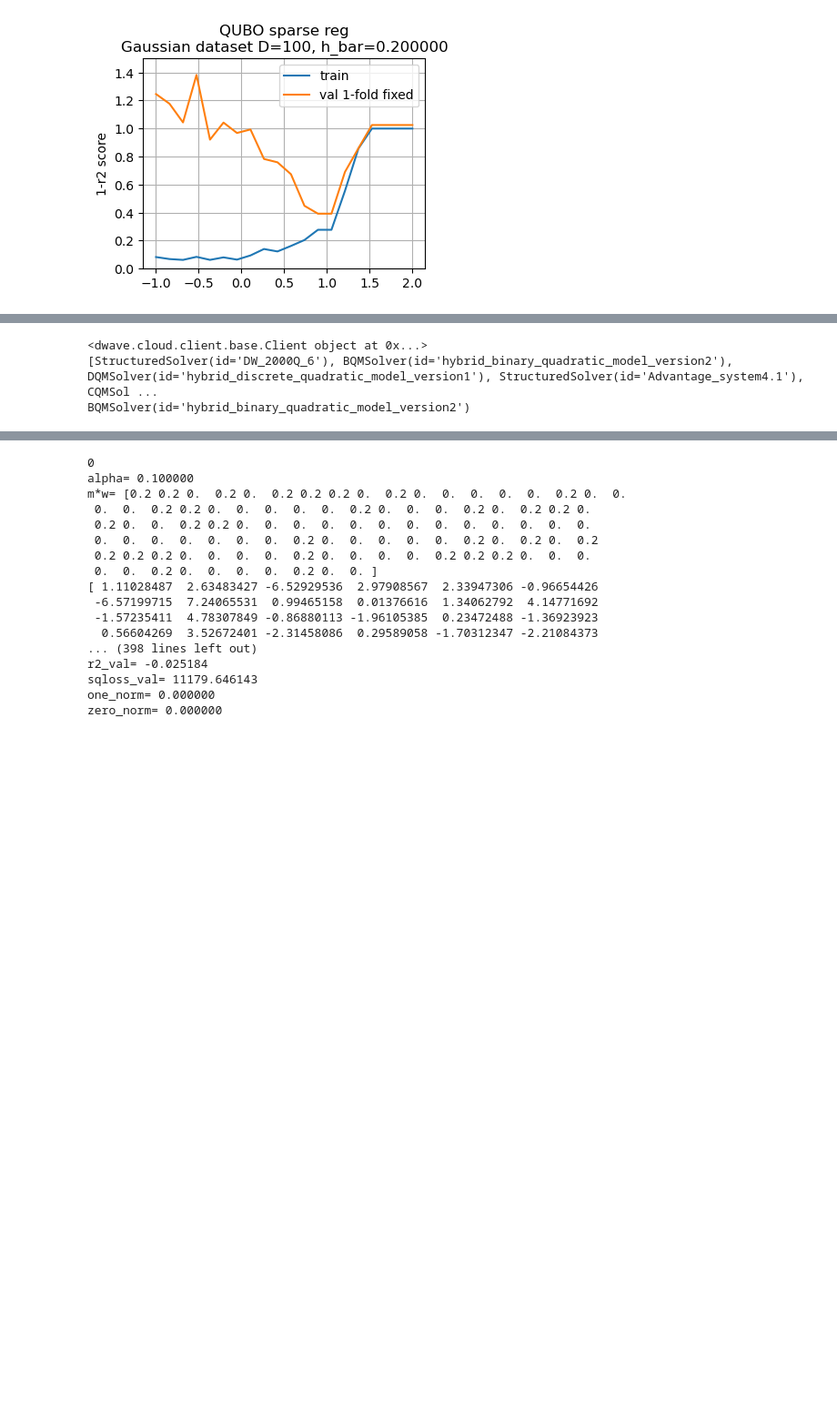
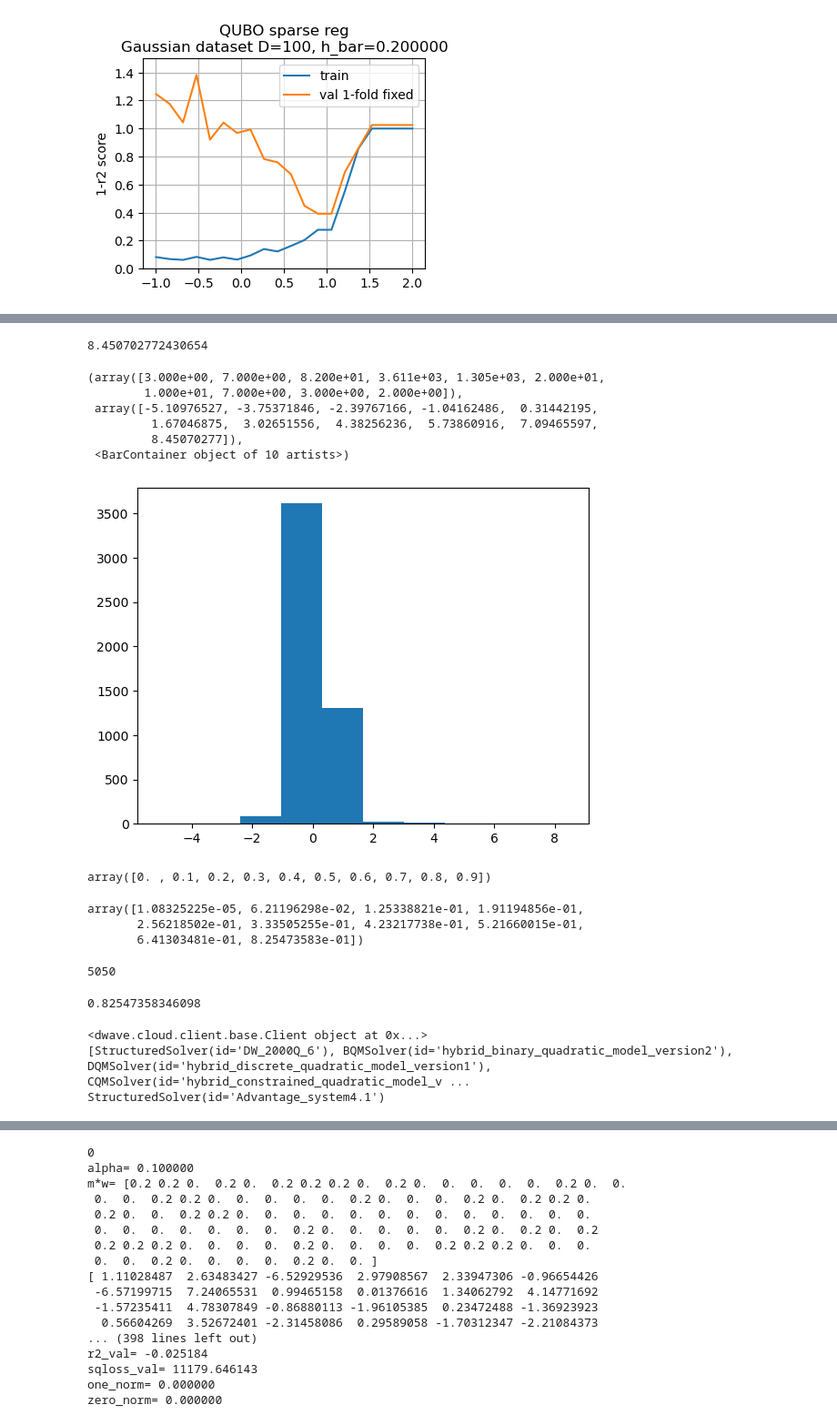
Before and after one commit to hanyao8/quantum-cv, a Jupyter notebook: ScSR/scsr_dwave.ipynb, the cells around one changed output, grey strips where cells are left out. Shown at 91% size. Drawn from its saved outputs; the diff is of its cells as text; code cells hidden in the pictures; blank space fills up the shorter version.

Commit message:
non-hybrid quantum algo on pegasus

```diff
--- a/ScSR/scsr_dwave.ipynb
+++ b/ScSR/scsr_dwave.ipynb
@@ -11,11 +11,21 @@ from qubovert import boolean_var
 import random
 from dwave.cloud import Client
 
-TOKEN = 'DEV-0d65e0f7a19d10d5c0d2fd33c1c88ea7107669a1'
+#eth email:
+#TOKEN = 'DEV-0d65e0f7a19d10d5c0d2fd33c1c88ea7107669a1'
+#gmail:
+TOKEN = 'DEV-8106d9f8d3de6f69c939f8a459aa10c40eaa70c3'
 
 from scipy import linalg
 from sklearn.datasets import make_regression
 from sklearn.linear_model import Lasso
+
+from dwave.cloud import config
+
+from dwave.system import DWaveSampler, EmbeddingComposite
+
+import networkx as nx
+from minorminer import find_embedding
 # %%
 client = Client.from_config(token=TOKEN)
 print(client)
@@ -401,7 +516,7 @@ zero_norm= 0.000000
 
 h_bar = 0.2
 
-n_alphas = 1000
+n_alphas = 1
 alphas = np.logspace(-1, 2, n_alphas)
 
 D = X.shape[1]
@@ -448,3 +568,37 @@ alpha= 100.000000
+# %%
+Q_vals = np.array(list(Q.values()))
+# %%
+np.max(Q_vals)
+# %% [output]
+8.450702772430654
+# %%
+plt.hist(Q_vals)
+# %% [output]
+(array([3.000e+00, 7.000e+00, 8.200e+01, 3.611e+03, 1.305e+03, 2.000e+01,
+        1.000e+01, 7.000e+00, 3.000e+00, 2.000e+00]),
+ array([-5.10976527, -3.75371846, -2.39767166, -1.04162486,  0.31442195,
+         1.67046875,  3.02651556,  4.38256236,  5.73860916,  7.09465597,
+         8.45070277]),
+ <BarContainer object of 10 artists>)
+[figure, added]
+# %%
+np.linspace(0,0.9,10)
+# %% [output]
+array([0. , 0.1, 0.2, 0.3, 0.4, 0.5, 0.6, 0.7, 0.8, 0.9])
+# %%
+np.quantile(np.abs(Q_vals),np.linspace(0,0.9,10))
+# %% [output]
+array([1.08325225e-05, 6.21196298e-02, 1.25338821e-01, 1.91194856e-01,
+       2.56218502e-01, 3.33505255e-01, 4.23217738e-01, 5.21660015e-01,
+       6.41303481e-01, 8.25473583e-01])
+# %%
+len(Q)
+# %% [output]
+5050
+# %%
+np.quantile(np.abs(Q_vals),0.9)
+# %% [output]
+0.82547358346098
 # %%
 client = Client.from_config(token=TOKEN)
 print(client)
@@ -454,13 +608,15 @@ print(client)
 
 print(client.get_solvers())
 
-solver = client.get_solver(name='hybrid_binary_quadratic_model_version2')
+#solver = client.get_solver(name='hybrid_binary_quadratic_model_version2')
+solver = client.get_solver(name='Advantage_system4.1')
+
 
 print(solver)
 
 
-computation = solver.sample_qubo(Q,time_limit=5.5)
+#computation = solver.sample_qubo(Q,time_limit=3)
 # %% [output]
 <dwave.cloud.client.base.Client object at 0x...>
-[StructuredSolver(id='DW_2000Q_6'), BQMSolver(id='hybrid_binary_quadratic_model_version2'), DQMSolver(id='hybrid_discrete_quadratic_model_version1'), StructuredSolver(id='Advantage_system4.1'), CQMSol ...
-BQMSolver(id='hybrid_binary_quadratic_model_version2')
+[StructuredSolver(id='DW_2000Q_6'), BQMSolver(id='hybrid_binary_quadratic_model_version2'), DQMSolver(id='hybrid_discrete_quadratic_model_version1'), CQMSolver(id='hybrid_constrained_quadratic_model_v ...
+StructuredSolver(id='Advantage_system4.1')
```
Also changed, not shown: parts of 46 cells of this notebook, 4 other files.
